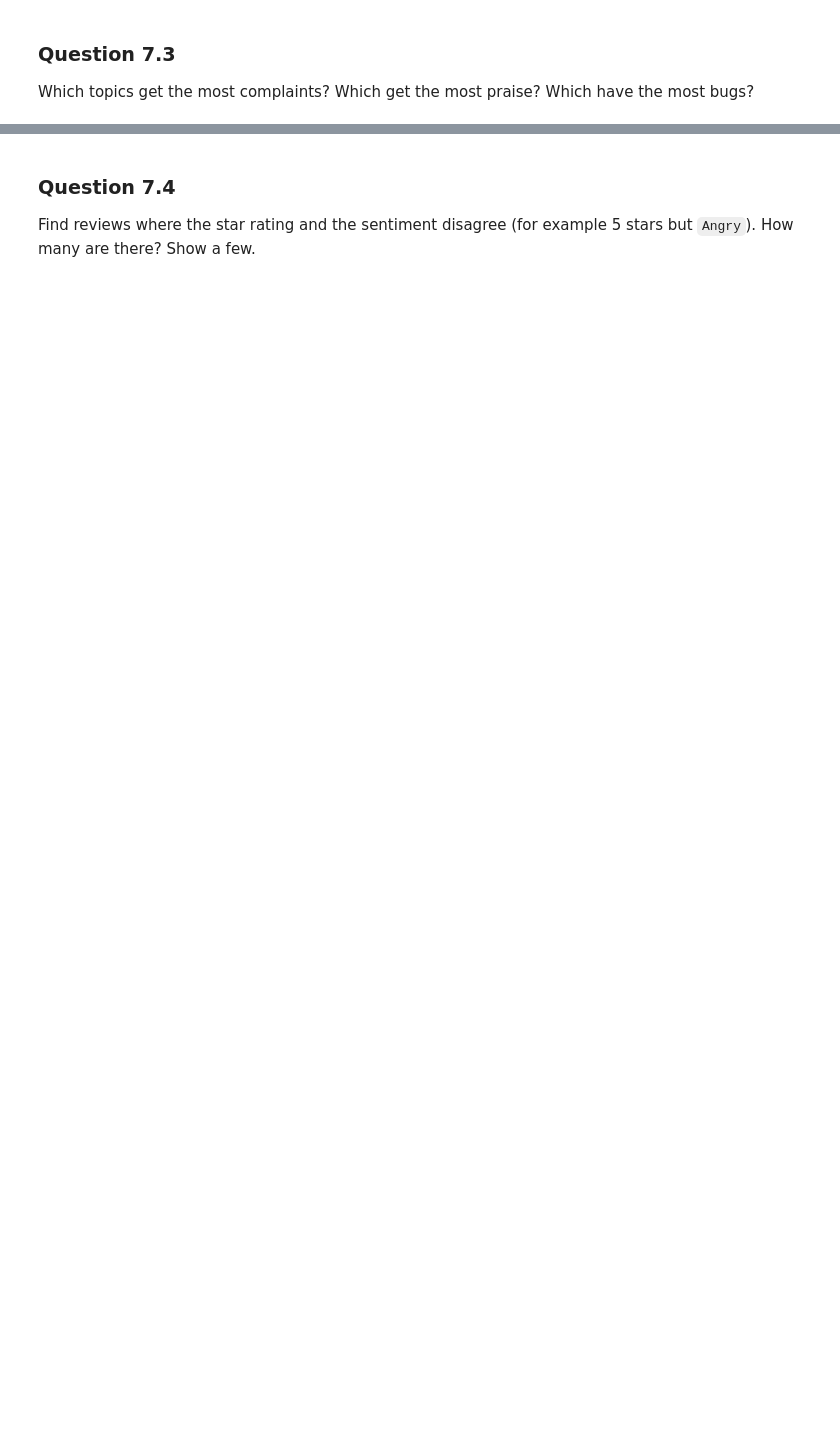
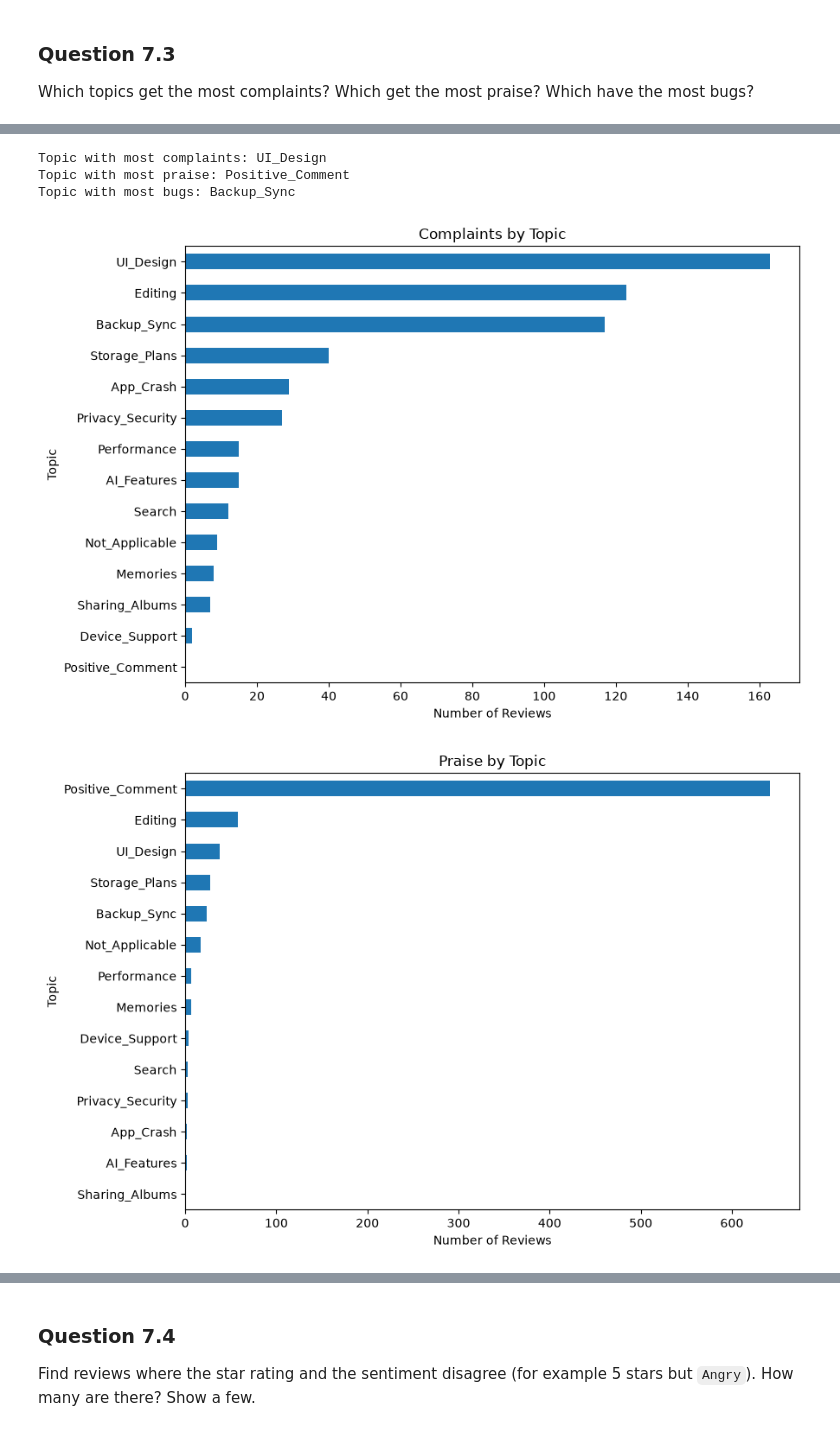
Before and after one commit to vishal0205/Google-Photo-Review-Analyser-, a Jupyter notebook: Review_Analyser_Starter.ipynb, the cells around one changed output, grey strips where cells are left out. Saved outputs shown, nothing was run; the diff lists cells and outputs as text; code cells hidden in the pictures; blank space fills up the shorter version.

```diff
--- a/Review_Analyser_Starter.ipynb
+++ b/Review_Analyser_Starter.ipynb
@@ -2786,3 +2928,75 @@ How many reviews are bugs, feature requests, opinions and reflect_rating? What s
 Which topics get the most complaints? Which get the most praise? Which have the most bugs?
 # %%
 # Your code here
+
+# Define sentiment groups
+complaint_sentiments = ["Negative", "Frustrated", "Angry"]
+praise_sentiments = ["Happy", "Satisfied"]
+
+# Calculate counts for each topic
+topic_summary = pd.DataFrame({
+    "Complaints": (
+        df_labelled[df_labelled["sentiment"].isin(complaint_sentiments)]
+        .groupby("topic").size()
+    ),
+    "Praise": (
+        df_labelled[df_labelled["sentiment"].isin(praise_sentiments)]
+        .groupby("topic").size()
+    ),
+    "Bugs": (
+        df_labelled[df_labelled["category"] == "bug"]
+        .groupby("topic").size()
+    )
+}).fillna(0).astype(int)
+
+# Sort by complaints
+topic_summary = topic_summary.sort_values(
+    "Complaints", ascending=False
+)
+
+display(topic_summary)
+
+# Identify topics with the highest counts
+print("\nTopic with most complaints:",
+      topic_summary["Complaints"].idxmax())
+
+print("Topic with most praise:",
+      topic_summary["Praise"].idxmax())
+
+print("Topic with most bugs:",
+      topic_summary["Bugs"].idxmax())
+
+
+
+import matplotlib.pyplot as plt
+
+# Most complaints
+topic_summary["Complaints"].sort_values().plot(
+    kind="barh", figsize=(9, 6),
+    title="Complaints by Topic",
+    xlabel="Number of Reviews",
+    ylabel="Topic"
+)
+plt.tight_layout()
+plt.show()
+
+# Most praise
+topic_summary["Praise"].sort_values().plot(
+    kind="barh", figsize=(9, 6),
+    title="Praise by Topic",
+    xlabel="Number of Reviews",
+    ylabel="Topic"
+)
+plt.tight_layout()
+plt.show()
+
+# Most bugs
+topic_summary["Bugs"].sort_values().plot(
+    kind="barh", figsize=(9, 6),
+    title="Bug Reports by Topic",
+    xlabel="Number of Reviews",
+    ylabel="Topic"
+)
+plt.tight_layout()
+plt.show()
+# %% [output]
@@ -2788,0 +3019,5 @@ Which topics get the most complaints? Which get the most praise? Which have the
+Topic with most complaints: UI_Design
+Topic with most praise: Positive_Comment
+Topic with most bugs: Backup_Sync
+[figure, added]
+[figure, added]
```
Also changed, not shown: parts of 10 cells of this notebook.
